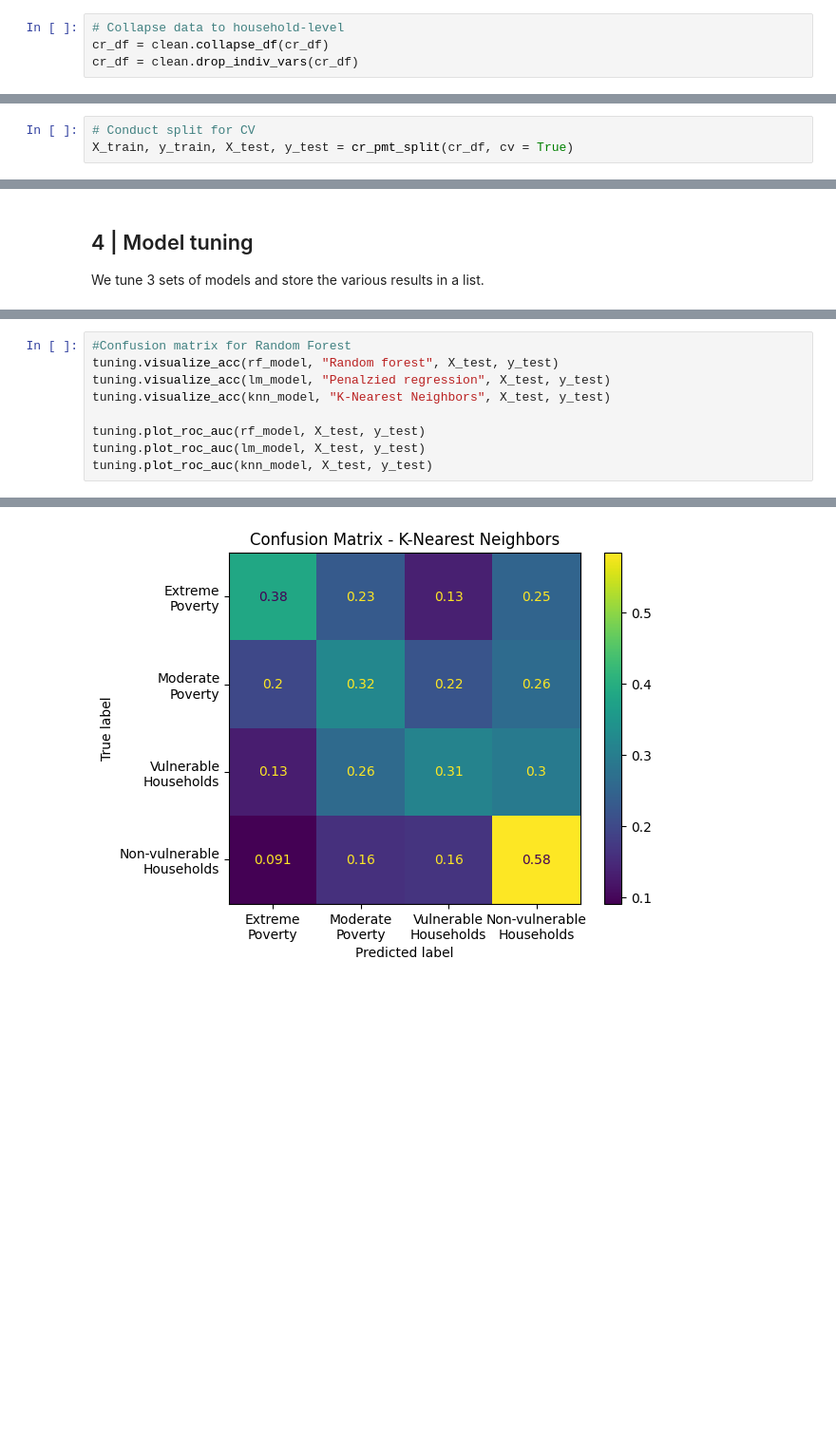
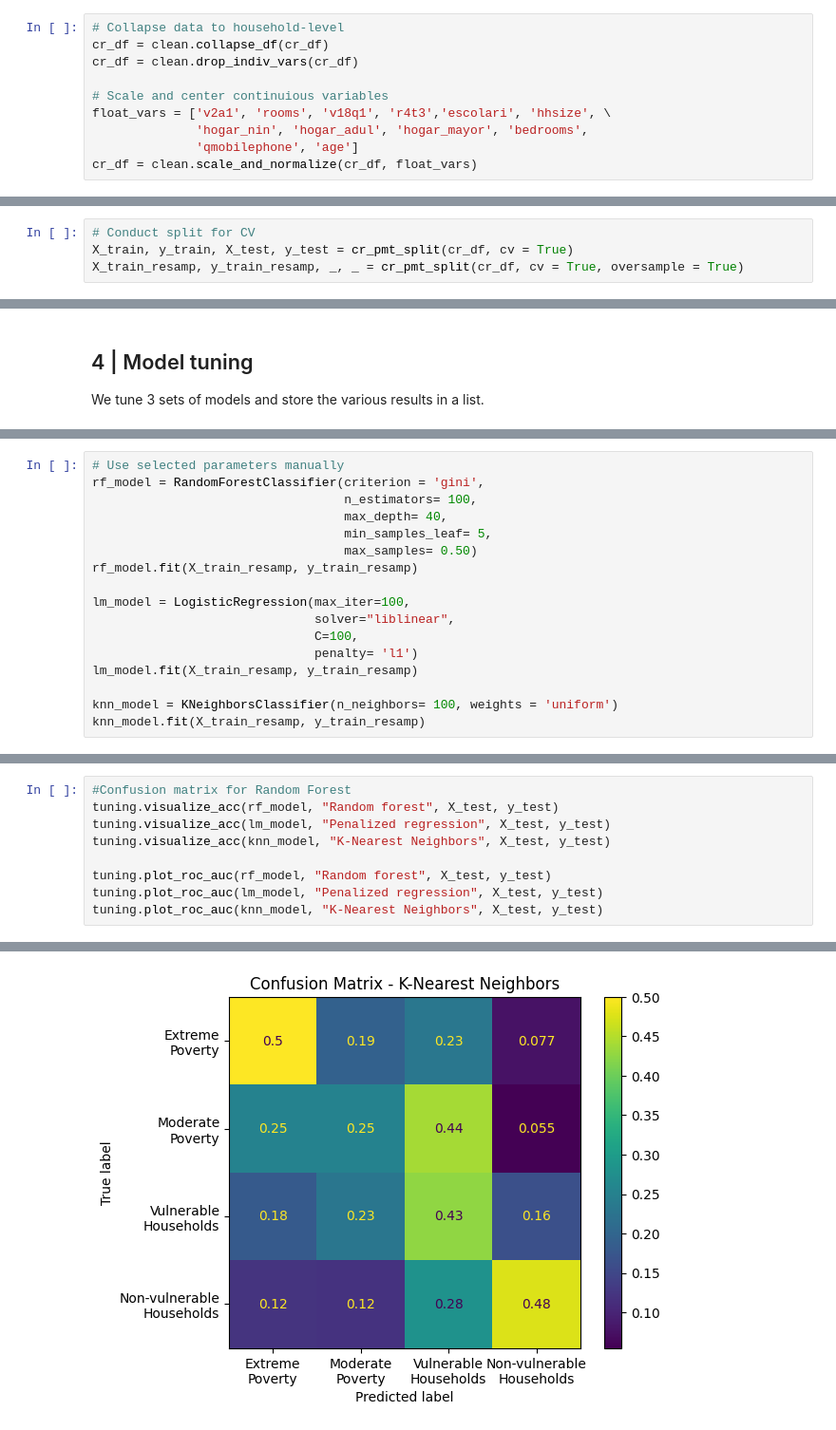
Before and after one commit to m-rosenbaum/cr_pmt, a Jupyter notebook: model/cleaning.ipynb, the cells around one changed output, grey strips where cells are left out. Shown at 95% size. Drawn from its saved outputs; the diff is of its cells as text; blank space fills up the shorter version.

```diff
--- a/model/cleaning.ipynb
+++ b/model/cleaning.ipynb
@@ -59,6 +64,12 @@ Collapse the dataset into the household-level and create training, validation, a
 # Collapse data to household-level
 cr_df = clean.collapse_df(cr_df)
 cr_df = clean.drop_indiv_vars(cr_df)
+
+# Scale and center continuious variables
+float_vars = ['v2a1', 'rooms', 'v18q1', 'r4t3','escolari', 'hhsize', \
+              'hogar_nin', 'hogar_adul', 'hogar_mayor', 'bedrooms',
+              'qmobilephone', 'age']
+cr_df = clean.scale_and_normalize(cr_df, float_vars)
 # %%
 # Conduct split
 X_train, y_train, X_val, y_val, X_test, y_test = cr_pmt_split(cr_df)
@@ -70,4 +81,5 @@ Test set size: 598
 # %%
 # Conduct split for CV
 X_train, y_train, X_test, y_test = cr_pmt_split(cr_df, cv = True)
+X_train_resamp, y_train_resamp, _, _ = cr_pmt_split(cr_df, cv = True, oversample = True)
 # %% [output]
@@ -90,0 +102,17 @@ knn_model = knn[3].fit(X_train, y_train)
+# %%
+# Use selected parameters manually
+rf_model = RandomForestClassifier(criterion = 'gini',
+                                  n_estimators= 100,
+                                  max_depth= 40,
+                                  min_samples_leaf= 5,
+                                  max_samples= 0.50)
+rf_model.fit(X_train_resamp, y_train_resamp)
+
+lm_model = LogisticRegression(max_iter=100,
+                              solver="liblinear",
+                              C=100,
+                              penalty= 'l1')
+lm_model.fit(X_train_resamp, y_train_resamp)
+
+knn_model = KNeighborsClassifier(n_neighbors= 100, weights = 'uniform')
+knn_model.fit(X_train_resamp, y_train_resamp)
@@ -103,10 +155,10 @@ print(knn[0][knn[2]]) # {'leaf_size': 3, 'weights': distance} MR is skeptical th
 # %%
 #Confusion matrix for Random Forest
 tuning.visualize_acc(rf_model, "Random forest", X_test, y_test)
-tuning.visualize_acc(lm_model, "Penalzied regression", X_test, y_test)
+tuning.visualize_acc(lm_model, "Penalized regression", X_test, y_test)
 tuning.visualize_acc(knn_model, "K-Nearest Neighbors", X_test, y_test)
 
-tuning.plot_roc_auc(rf_model, X_test, y_test)
-tuning.plot_roc_auc(lm_model, X_test, y_test)
-tuning.plot_roc_auc(knn_model, X_test, y_test)
+tuning.plot_roc_auc(rf_model, "Random forest", X_test, y_test)
+tuning.plot_roc_auc(lm_model, "Penalized regression", X_test, y_test)
+tuning.plot_roc_auc(knn_model, "K-Nearest Neighbors", X_test, y_test)
 # %% [output]
@@ -121 +173 @@ F1 Score (macro): 0.3679465187165644
-[figure, old version]
+[figure, new version]
```
Also changed, not shown: parts of 11 cells of this notebook, 9 other files.
